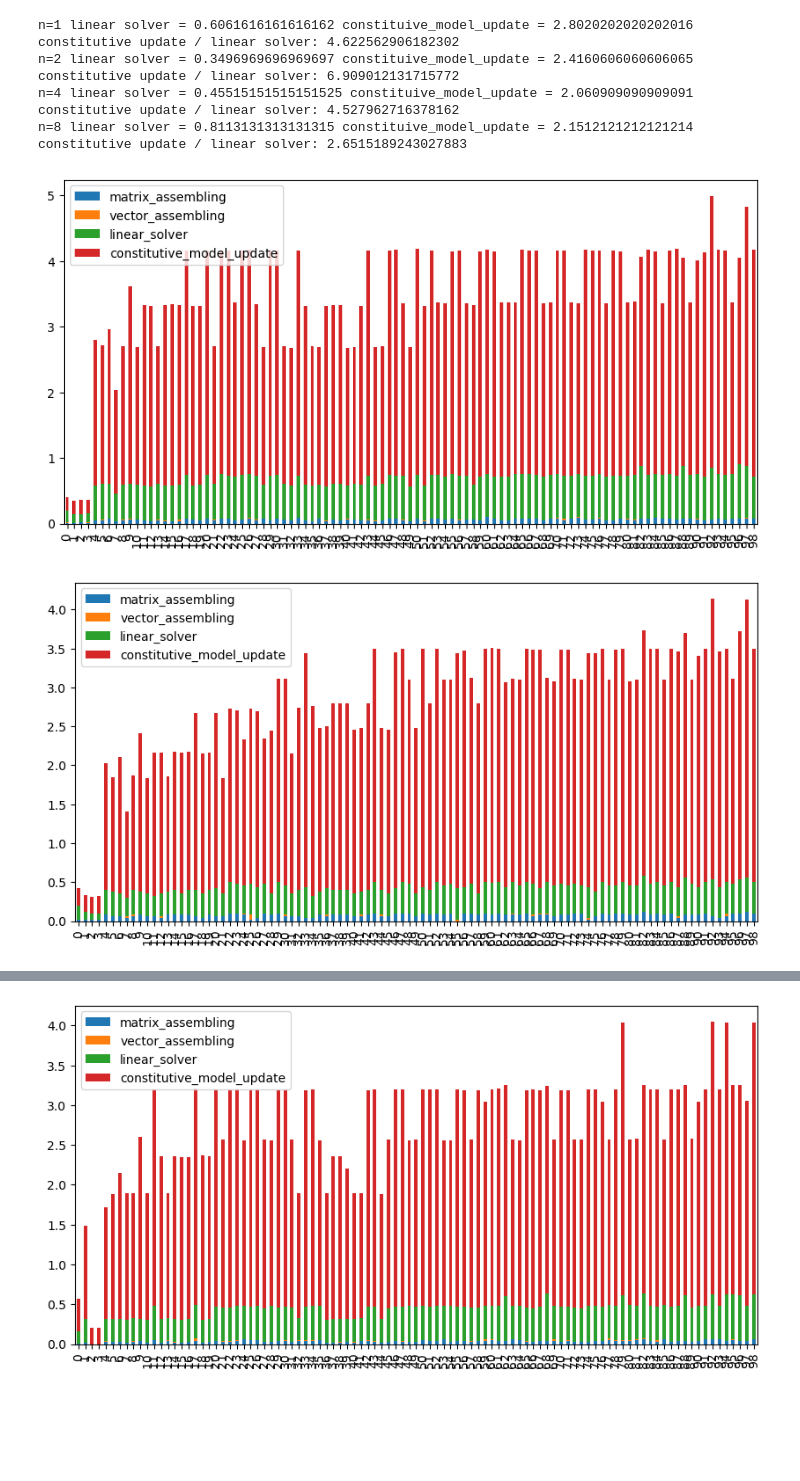
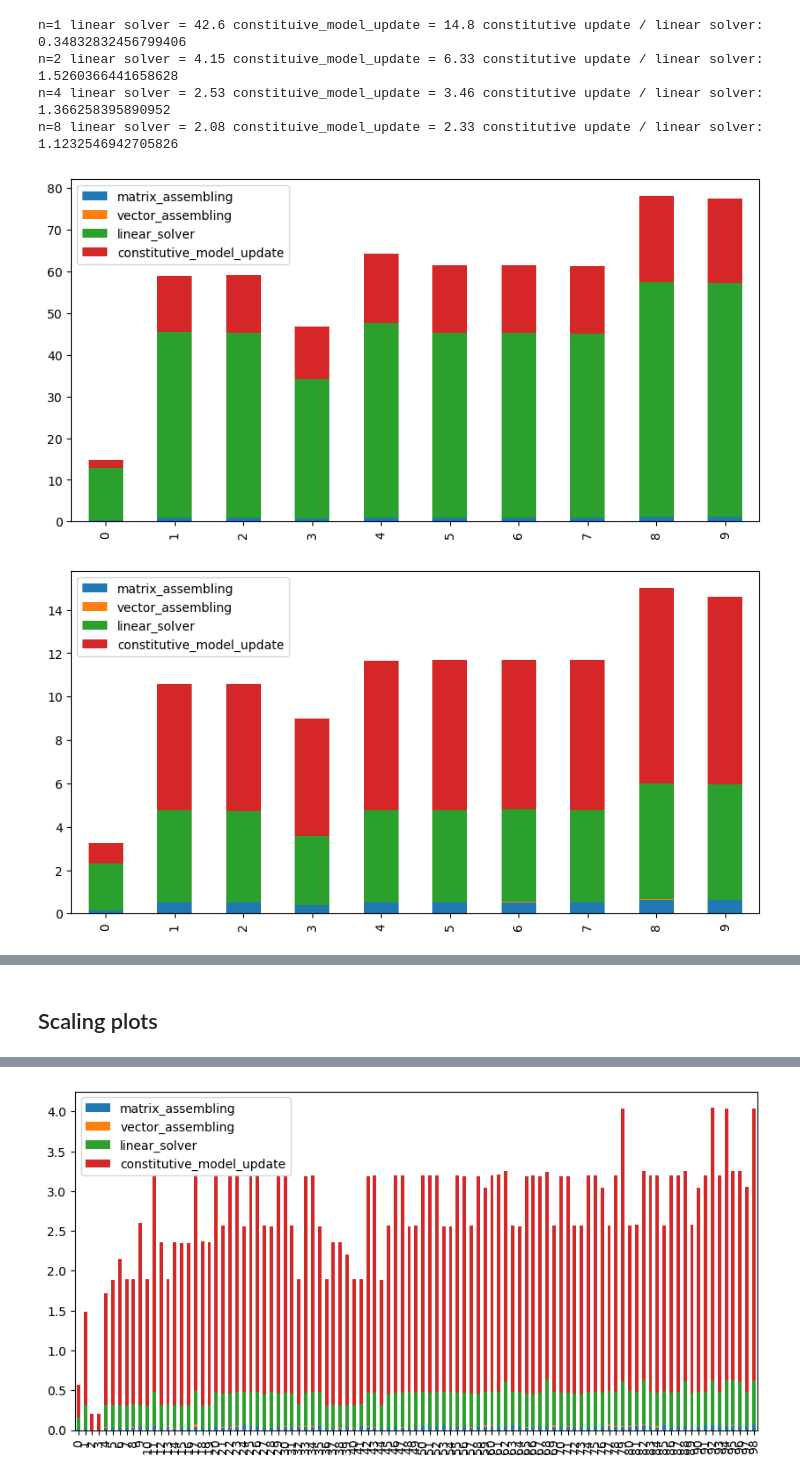
Before and after one commit to a-latyshev/dolfinx-external-operator, a Jupyter notebook: doc/demo/output_data/data_analysis.ipynb, the cells around one changed output, grey strips where cells are left out. Cells and saved outputs as stored; diff of their text form; code cells hidden in the pictures; blank space fills up the shorter version.

Commit message:
Do analysis of a few steps

```diff
--- a/doc/demo/output_data/data_analysis.ipynb
+++ b/doc/demo/output_data/data_analysis.ipynb
@@ -27,36 +50,17 @@ plt.legend()
 # %%
-cols = ["matrix_assembling", "vector_assembling", "linear_solver", "constitutive_model_update"]
-
-def get_summary(performance_monitor):
-    summary_monitor = pd.DataFrame({
-        "loading_step": np.array([], dtype=np.int64),
-        "matrix_assembling": np.array([], dtype=np.float64),
-        "vector_assembling": np.array([], dtype=np.float64),
-        "linear_solver": np.array([], dtype=np.float64),
-        "constitutive_model_update": np.array([], dtype=np.float64),
-    })
-    num_increments = performance_monitor["loading_step"].max() + 1
-    tmp_monitor = {}
-    for i in range(num_increments):
-        tmp_monitor["loading_step"] = i
-        for col in cols:
-            # Newton_iters = performance_monitor[performance_monitor["loading_step"]==i]["Newton_iteration"].iloc[-1] + 1
-            tmp_monitor[col] = performance_monitor[performance_monitor["loading_step"]==i][col].sum()
-        summary_monitor.loc[len(summary_monitor.index)] = tmp_monitor
-    return summary_monitor
-
+i = 2
 for j, n in enumerate(n_list):
-    monitor = get_summary(all_data[0,j]["performance_monitor"])
+    monitor = get_summary(all_data[i,j]["performance_monitor"])
     fig, ax = plt.subplots(figsize=(10, 5))
     monitor.plot(use_index=True, y=cols, kind="bar", stacked=True, ax=ax)
     lin_solv_time = monitor["linear_solver"].mean()
     constituive_model_update_time = monitor["constitutive_model_update"].mean()
     solver_update_ratio = lin_solv_time / constituive_model_update_time
-    print(f"n={n} linear solver = {lin_solv_time} constituive_model_update = {constituive_model_update_time} constitutive update / linear solver: {1/solver_update_ratio.mean()}")
+    print(f"n={n} linear solver = {lin_solv_time:.3} constituive_model_update = {constituive_model_update_time:.3} constitutive update / linear solver: {1/solver_update_ratio.mean()}")
 # %% [output]
-n=1 linear solver = 0.6061616161616162 constituive_model_update = 2.8020202020202016 constitutive update / linear solver: 4.622562906182302
-n=2 linear solver = 0.3496969696969697 constituive_model_update = 2.4160606060606065 constitutive update / linear solver: 6.909012131715772
-n=4 linear solver = 0.45515151515151525 constituive_model_update = 2.060909090909091 constitutive update / linear solver: 4.527962716378162
-n=8 linear solver = 0.8113131313131315 constituive_model_update = 2.1512121212121214 constitutive update / linear solver: 2.6515189243027883
+n=1 linear solver = 42.6 constituive_model_update = 14.8 constitutive update / linear solver: 0.34832832456799406
+n=2 linear solver = 4.15 constituive_model_update = 6.33 constitutive update / linear solver: 1.5260366441658628
+n=4 linear solver = 2.53 constituive_model_update = 3.46 constitutive update / linear solver: 1.366258395890952
+n=8 linear solver = 2.08 constituive_model_update = 2.33 constitutive update / linear solver: 1.1232546942705826
-[figure, old version]
+[figure, new version]
-[figure, old version]
+[figure, new version]
@@ -64,0 +69,2 @@ n=8 linear solver = 0.8113131313131315 constituive_model_update = 2.151212121212
+# %% [markdown]
+## Scaling plots
```
Also changed, not shown: parts of 7 cells of this notebook, 3 other files.
